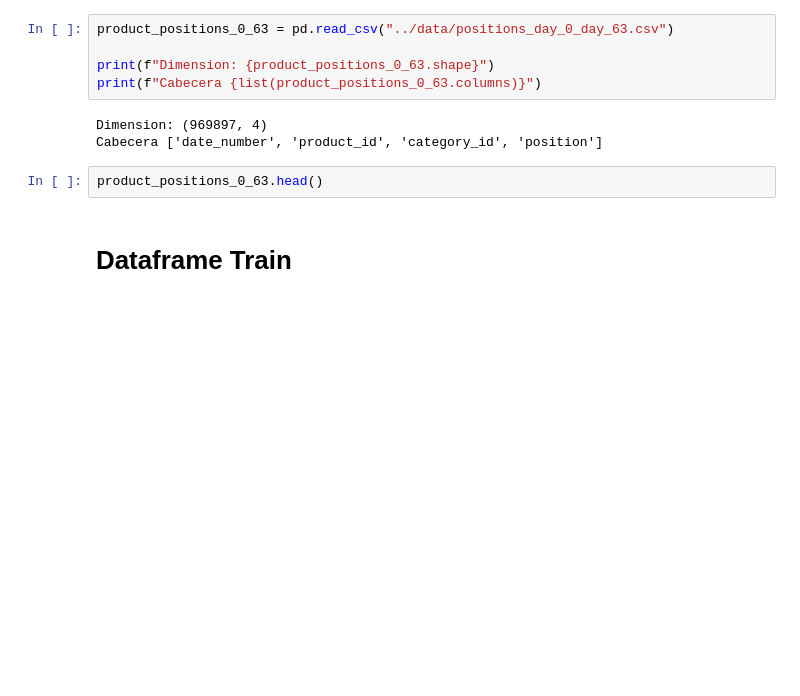
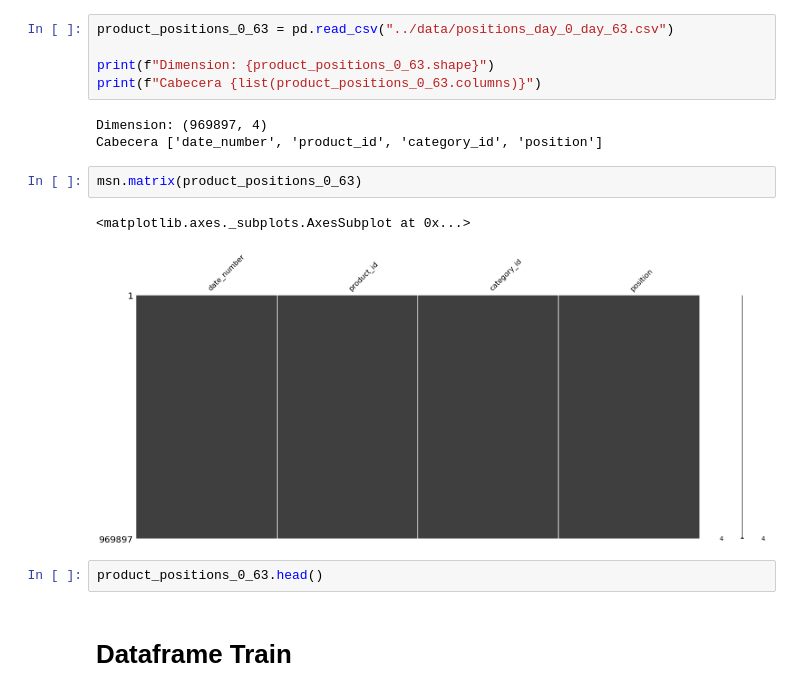
Before and after one commit to rodgomrod/Zara_Competition, a Jupyter notebook: Notebooks/1_EDA.ipynb, the cells around one changed output. Saved outputs shown, nothing was run; the diff lists cells and outputs as text; blank space fills up the shorter version.

```diff
--- a/Notebooks/1_EDA.ipynb
+++ b/Notebooks/1_EDA.ipynb
@@ -48,6 +66,11 @@ print(f"Cabecera {list(product_positions_0_63.columns)}")
 # %% [output]
 Dimension: (969897, 4)
 Cabecera ['date_number', 'product_id', 'category_id', 'position']
+# %%
+msn.matrix(product_positions_0_63)
+# %% [output]
+<matplotlib.axes._subplots.AxesSubplot at 0x...>
+[figure, added]
 # %%
 product_positions_0_63.head()
 # %% [markdown]
```
Also changed, not shown: parts of 4 cells of this notebook, 1 other file.
